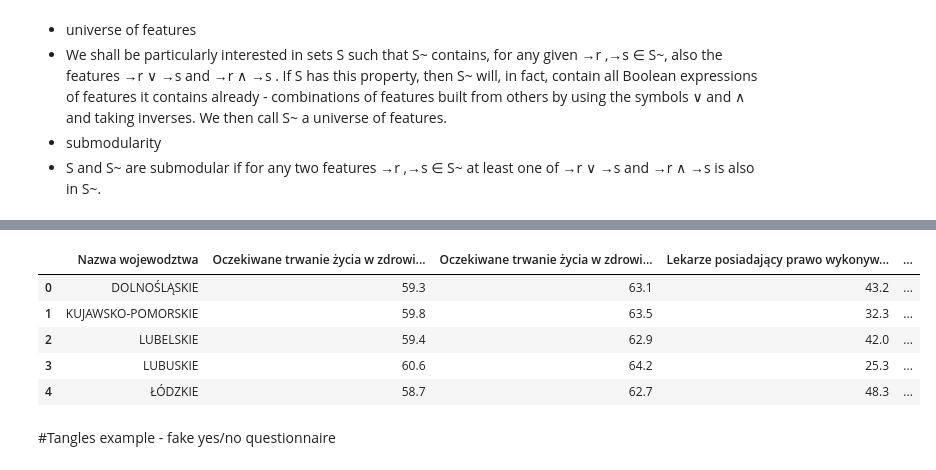
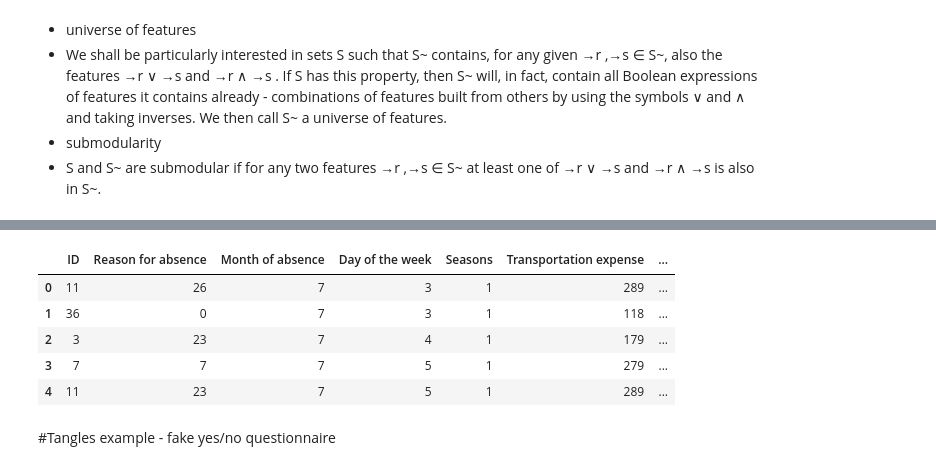
Before and after one commit to zuzannazak/Tangles, a Jupyter notebook: Tangle_playground.ipynb, the cells around one changed output, grey strips where cells are left out. Saved outputs shown, nothing was run; the diff lists cells and outputs as text; code cells hidden in the pictures.

```diff
--- a/Tangle_playground.ipynb
+++ b/Tangle_playground.ipynb
@@ -42,14 +60,13 @@ import numpy as np
 # %%
-#df = pd.read_excel("/content/drive/MyDrive/STUDIA/Doktorskie/Tangle/test-data.xlsx")
-df = pd.read_excel("https://github.com/zuzannazak/Tangles/blob/main/wojewodztwa_test_data.xlsx?raw=true")
-df.head()
+df_original = pd.read_excel("https://github.com/zuzannazak/Tangles/blob/main/Data_Absenteeism_at_work/Absenteeism_at_work.xls?raw=true")
+df_original.head()
 # %% [output]
-|  | Nazwa wojewodztwa | Oczekiwane trwanie życia w zdrowi... | Oczekiwane trwanie życia w zdrowi... | Lekarze posiadający prawo wykonyw... | ... |
-| 0 | DOLNOŚLĄSKIE | 59.3 | 63.1 | 43.2 | ... |
-| 1 | KUJAWSKO-POMORSKIE | 59.8 | 63.5 | 32.3 | ... |
-| 2 | LUBELSKIE | 59.4 | 62.9 | 42.0 | ... |
-| 3 | LUBUSKIE | 60.6 | 64.2 | 25.3 | ... |
-| 4 | ŁÓDZKIE | 58.7 | 62.7 | 48.3 | ... |
+|  | ID | Reason for absence | Month of absence | Day of the week | Seasons | Transportation expense | ... |
+| 0 | 11 | 26 | 7 | 3 | 1 | 289 | ... |
+| 1 | 36 | 0 | 7 | 3 | 1 | 118 | ... |
+| 2 | 3 | 23 | 7 | 4 | 1 | 179 | ... |
+| 3 | 7 | 7 | 7 | 5 | 1 | 279 | ... |
+| 4 | 11 | 23 | 7 | 5 | 1 | 289 | ... |
 # %% [markdown]
 #Tangles example - fake yes/no questionnaire
 # %%
```
Also changed, not shown: parts of 10 cells of this notebook.
